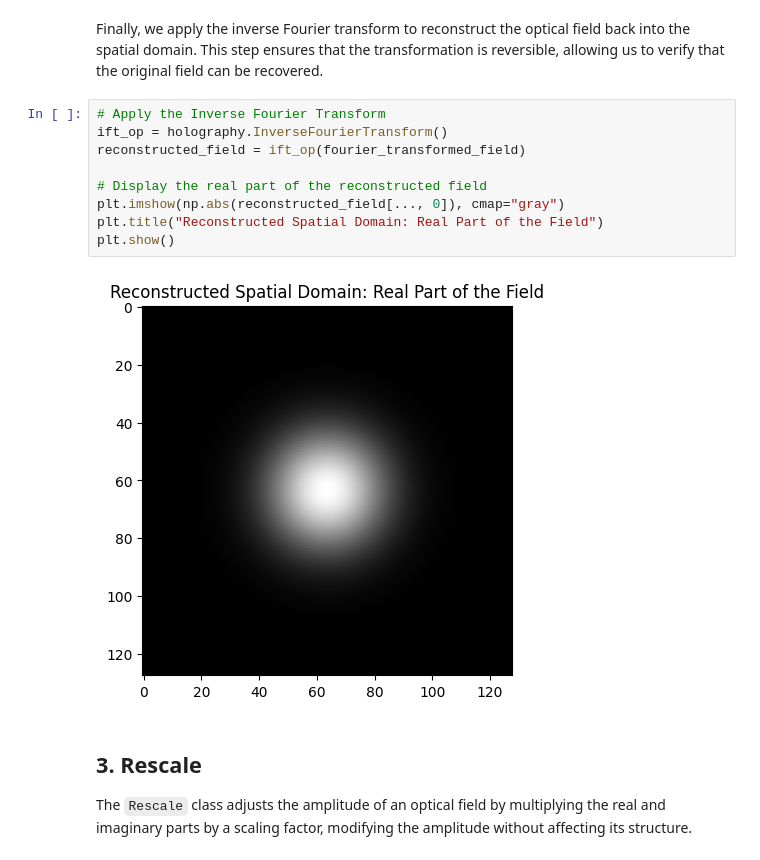
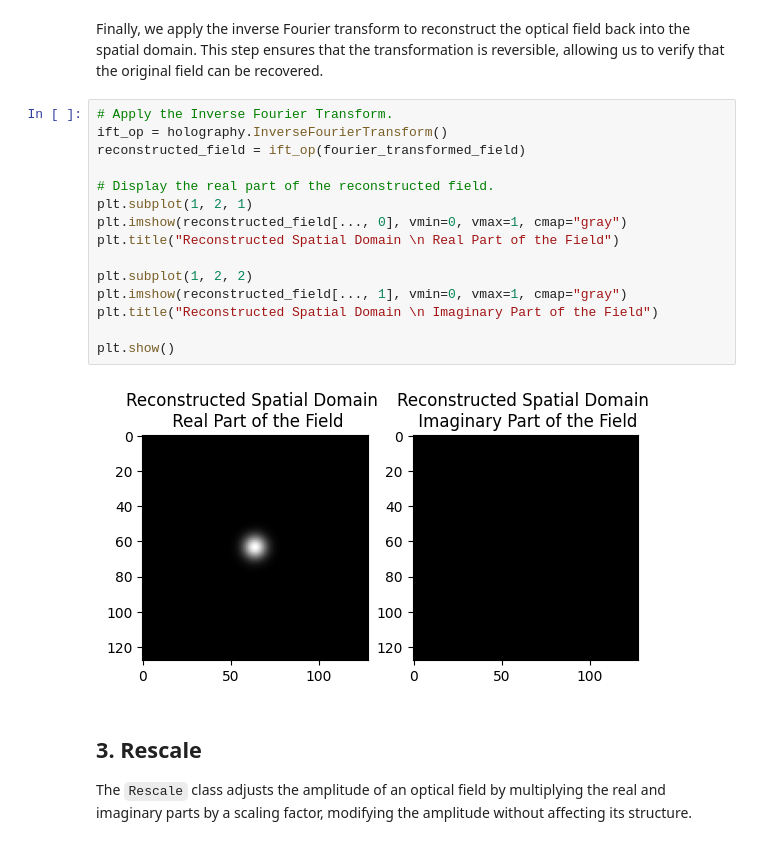
Before and after one commit to Pwhsky/DeepTrack2, a Jupyter notebook: tutorials/3-advanced-topics/DTAT324_holography.ipynb, the cells around one changed output. Cells and saved outputs as stored; diff of their text form.

```diff
--- a/tutorials/3-advanced-topics/DTAT324_holography.ipynb
+++ b/tutorials/3-advanced-topics/DTAT324_holography.ipynb
@@ -56,16 +76,22 @@ plt.show()
 # %% [markdown]
 Finally, we apply the inverse Fourier transform to reconstruct the optical field back into the spatial domain. This step ensures that the transformation is reversible, allowing us to verify that the original field can be recovered.
 # %%
-# Apply the Inverse Fourier Transform
+# Apply the Inverse Fourier Transform.
 ift_op = holography.InverseFourierTransform()
 reconstructed_field = ift_op(fourier_transformed_field)
 
-# Display the real part of the reconstructed field
-plt.imshow(np.abs(reconstructed_field[..., 0]), cmap="gray")
-plt.title("Reconstructed Spatial Domain: Real Part of the Field")
+# Display the real part of the reconstructed field.
+plt.subplot(1, 2, 1)
+plt.imshow(reconstructed_field[..., 0], vmin=0, vmax=1, cmap="gray")
+plt.title("Reconstructed Spatial Domain \n Real Part of the Field")
+
+plt.subplot(1, 2, 2)
+plt.imshow(reconstructed_field[..., 1], vmin=0, vmax=1, cmap="gray")
+plt.title("Reconstructed Spatial Domain \n Imaginary Part of the Field")
+
 plt.show()
 # %% [output]
-[figure, old version]
+[figure, new version]
 # %% [markdown]
 ## 3. Rescale
 The `Rescale` class adjusts the amplitude of an optical field by multiplying the real and imaginary parts by a scaling factor, modifying the amplitude without affecting its structure.
```
Also changed, not shown: parts of 7 cells of this notebook.
